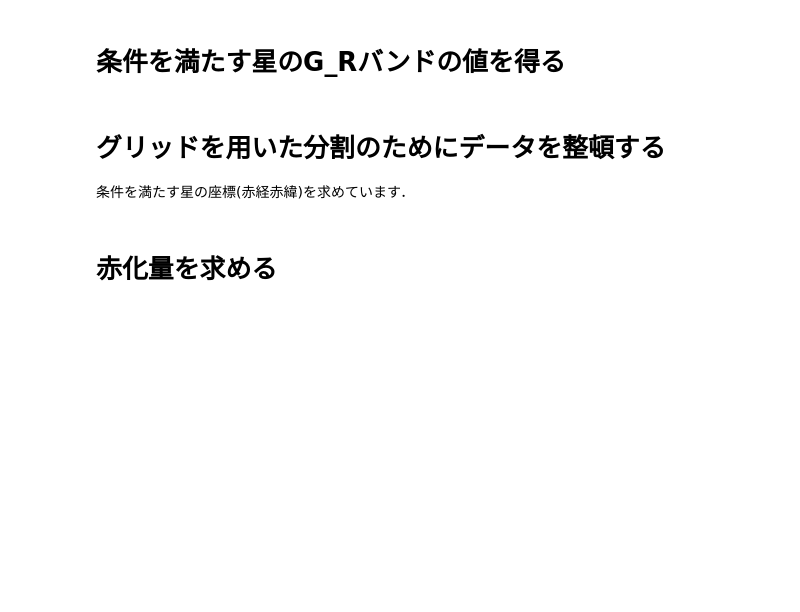
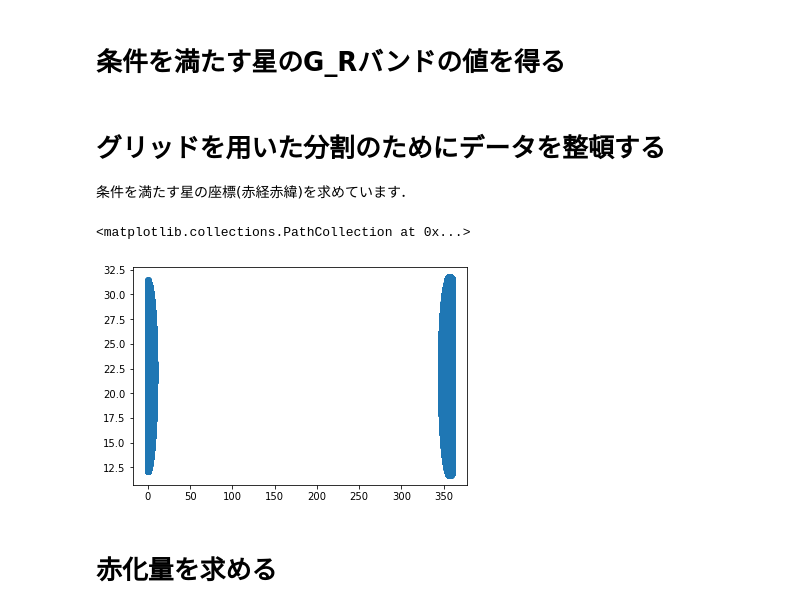
Before and after one commit to ShingoHattori/Interstellar_reddening, a Jupyter notebook: src/main.ipynb, the cells around one changed output. Saved outputs shown, nothing was run; the diff lists cells and outputs as text; code cells hidden in the pictures; blank space fills up the shorter version.

```diff
--- a/src/main.ipynb
+++ b/src/main.ipynb
@@ -144,6 +144,11 @@ reddening_values = Clipped_G_R_Array[preprocess_address]
 # %%
 reddening_RAdegs = np.array(RAdegs)[preprocess_address]
 reddening_DEdegs = np.array(DEdegs)[preprocess_address]
+# %%
+plt.scatter(reddening_DEdegs , reddening_RAdegs, )
+# %% [output]
+<matplotlib.collections.PathCollection at 0x...>
+[figure, added]
 # %% [markdown]
 # 赤化量を求める
 # %%
```
Also changed, not shown: parts of 3 cells of this notebook.
